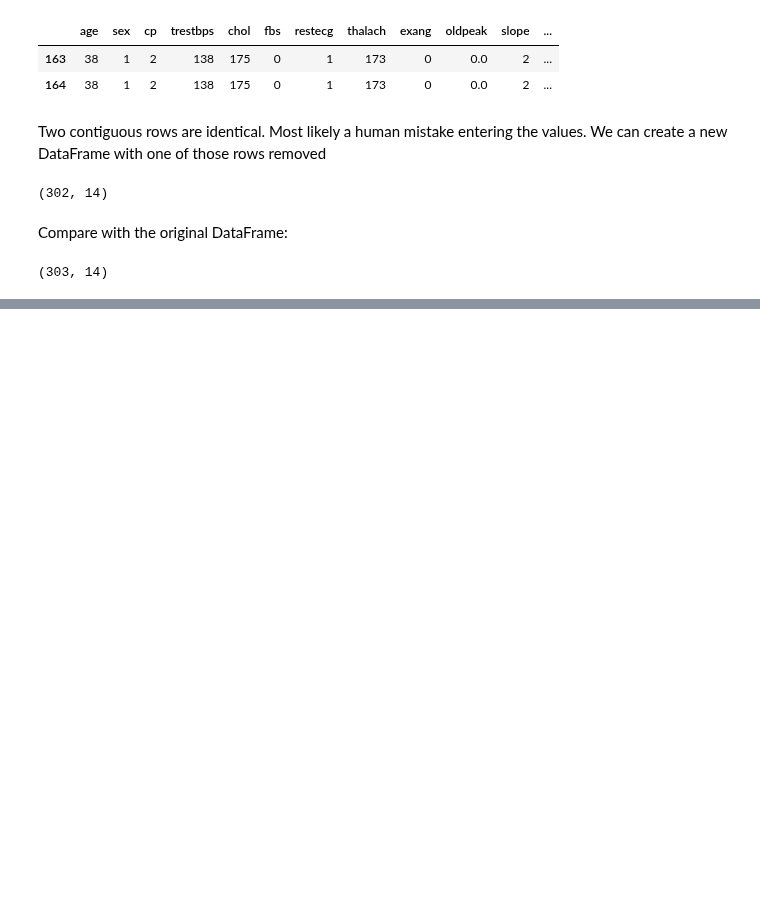
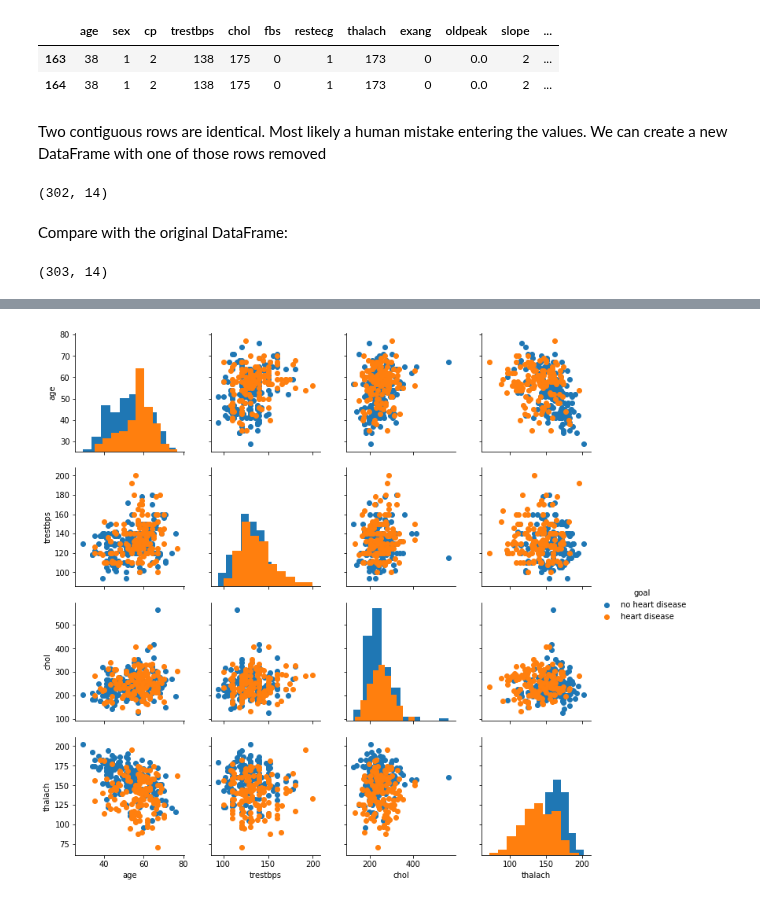
Before and after one commit to amireskanlou/intro_python, a Jupyter notebook: 6_Pandas [WVU Research Computing].ipynb, the cells around one changed output, grey strips where cells are left out. Saved outputs shown, nothing was run; the diff lists cells and outputs as text; code cells hidden in the pictures; blank space fills up the shorter version.

```diff
--- a/6_Pandas [WVU Research Computing].ipynb
+++ b/6_Pandas [WVU Research Computing].ipynb
@@ -469,0 +479,13 @@ heart.shape
+# %%
+h4=heart[['age', 'trestbps', 'chol', 'thalach']]
+goal=[ 'no heart disease' if x==1 else 'heart disease' for x in heart['target'] ]
+h5=h4.join(pd.DataFrame(goal, columns=['goal']))
+# %%
+import matplotlib.pyplot as plt
+
+g = sns.PairGrid(h5, hue="goal")
+g.map_diag(plt.hist)
+g.map_offdiag(plt.scatter)
+g.add_legend();
+# %% [output]
+[figure, added]
```
Also changed, not shown: parts of 7 cells of this notebook, 7 other files.
